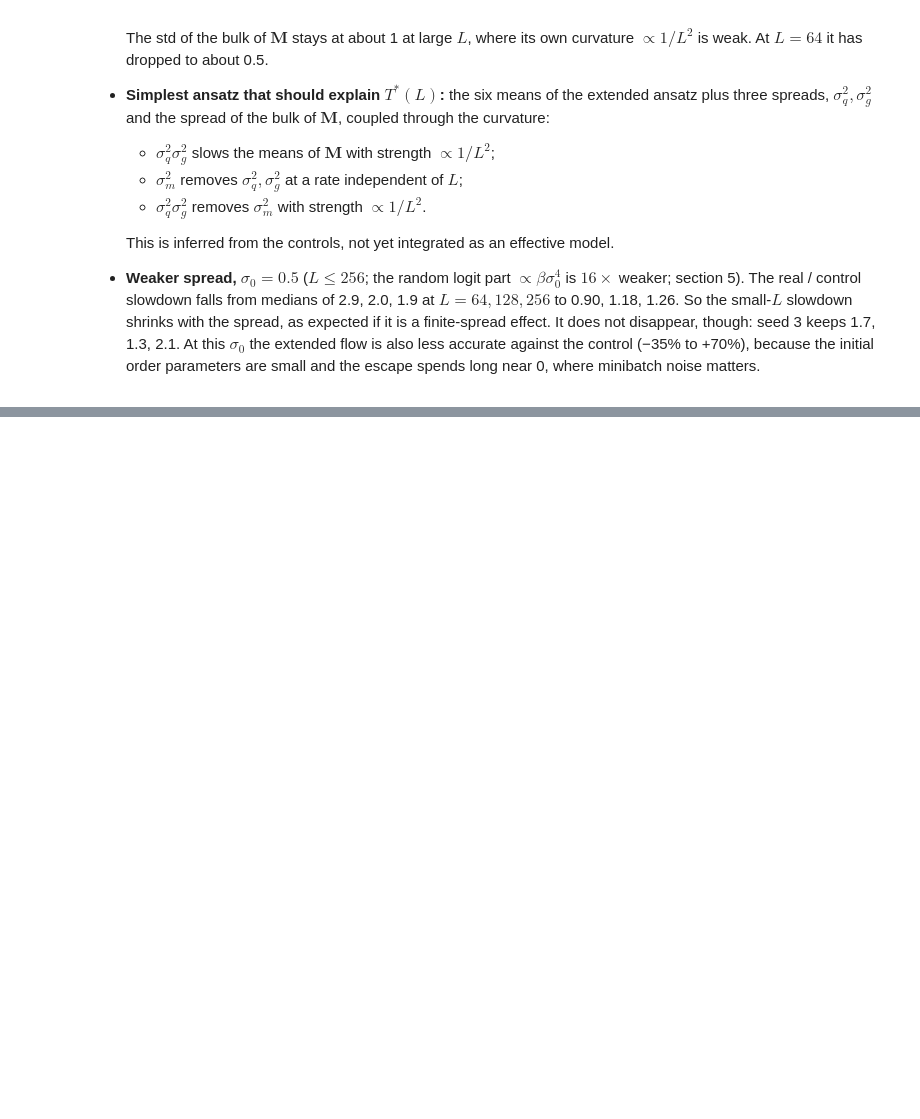
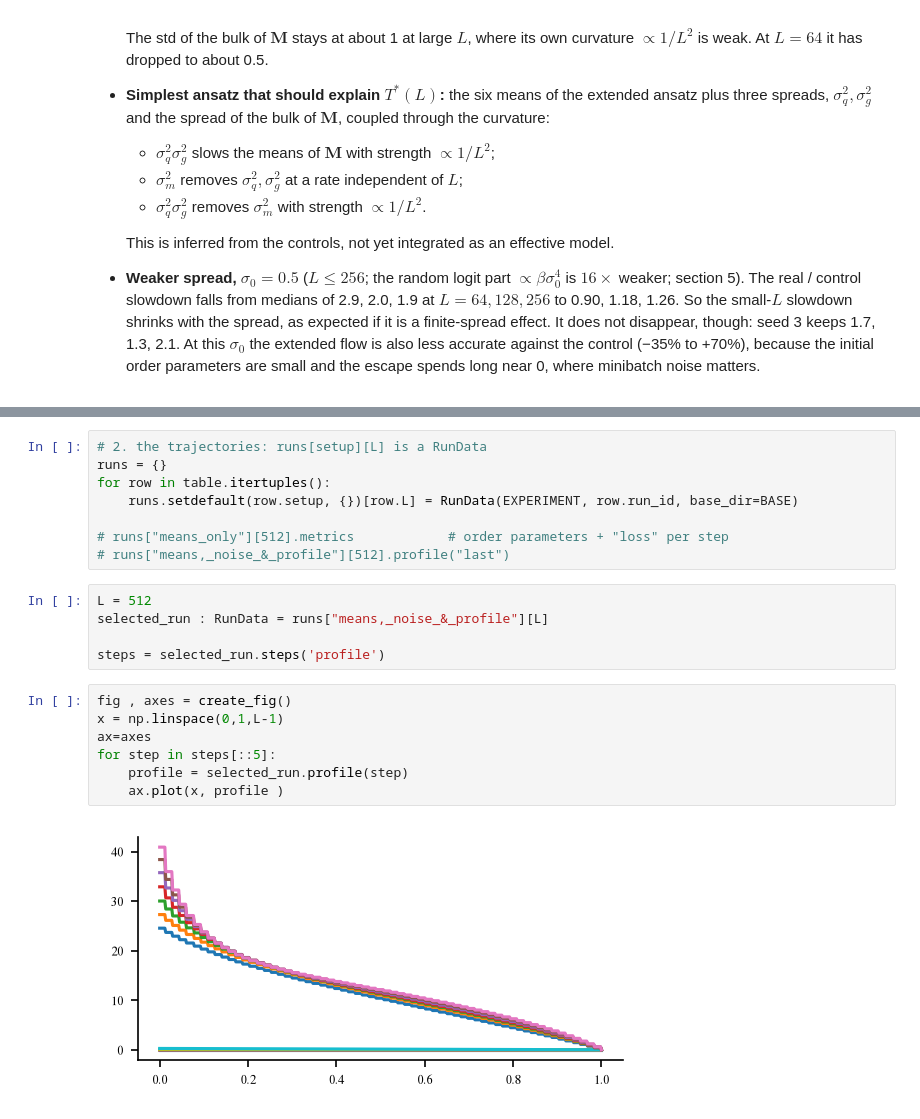
Before and after one commit to CristopherErazo/InContextLearning, a Jupyter notebook: notebooks/26-10-04_L_sweep_effective.ipynb, the cells around one changed output, grey strips where cells are left out. Saved outputs shown, nothing was run; the diff lists cells and outputs as text; blank space fills up the shorter version.

```diff
--- a/notebooks/26-10-04_L_sweep_effective.ipynb
+++ b/notebooks/26-10-04_L_sweep_effective.ipynb
@@ -312,0 +389,22 @@ plt.show()
+# %%
+# 2. the trajectories: runs[setup][L] is a RunData
+runs = {}
+for row in table.itertuples():
+    runs.setdefault(row.setup, {})[row.L] = RunData(EXPERIMENT, row.run_id, base_dir=BASE)
+
+# runs["means_only"][512].metrics            # order parameters + "loss" per step
+# runs["means,_noise_&_profile"][512].profile("last")
+# %%
+L = 512
+selected_run : RunData = runs["means,_noise_&_profile"][L]
+
+steps = selected_run.steps('profile')
+# %%
+fig , axes = create_fig()
+x = np.linspace(0,1,L-1)
+ax=axes
+for step in steps[::5]:
+    profile = selected_run.profile(step)
+    ax.plot(x, profile )
+# %% [output]
+[figure, added]
```
Also changed, not shown: parts of 13 cells of this notebook, 7 other files.
